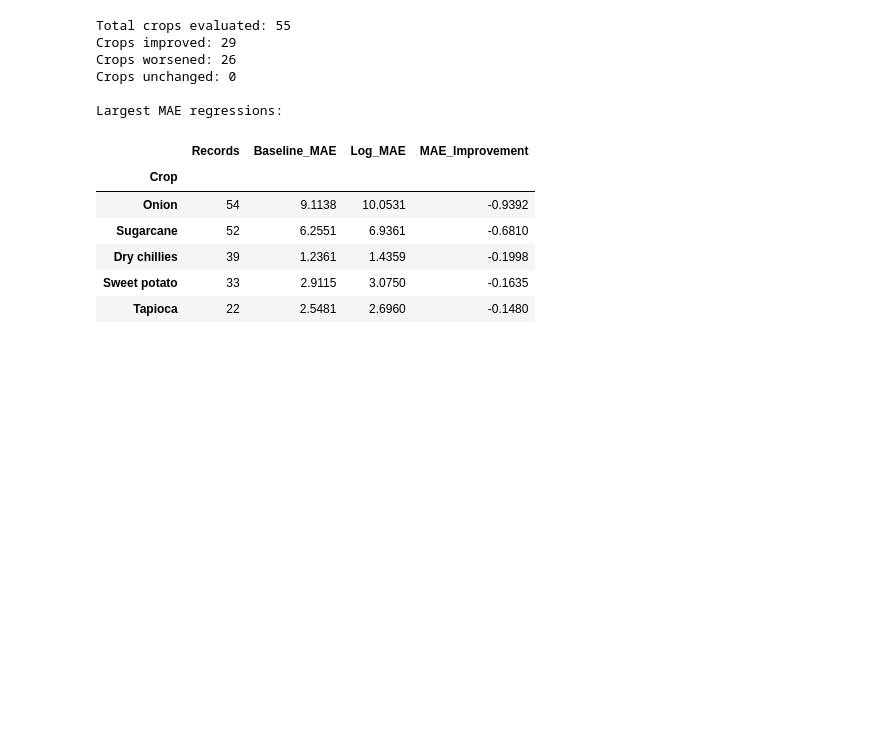
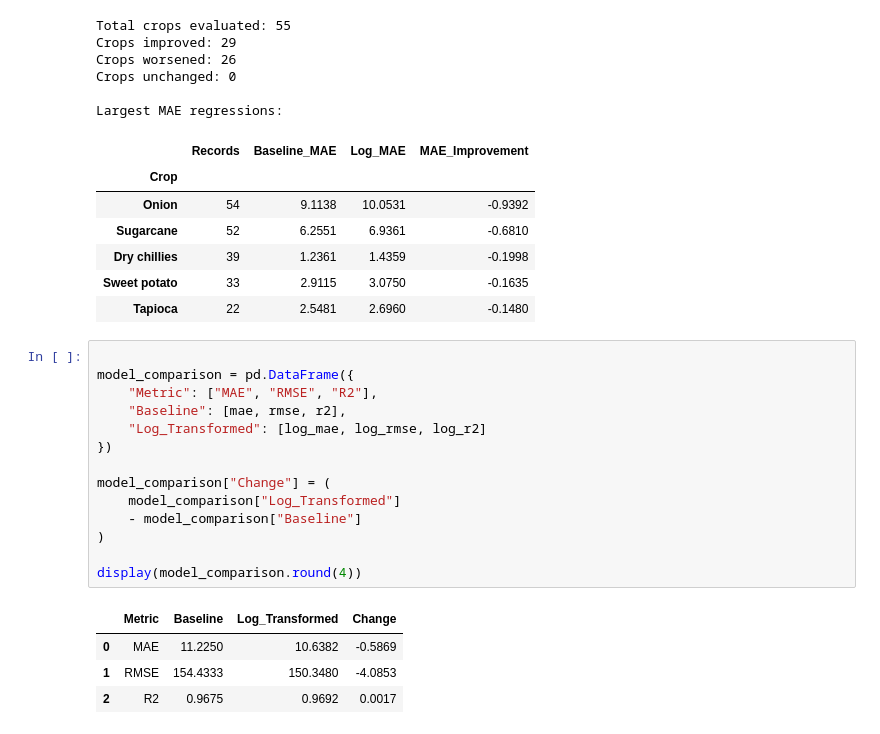
Before and after one commit to rohan24may/Crop-Yield-Analysis, a Jupyter notebook: notebooks/02_data_preprocessing.ipynb, the cells around one changed output. Drawn from its saved outputs; the diff is of its cells as text; blank space fills up the shorter version.

```diff
--- a/notebooks/02_data_preprocessing.ipynb
+++ b/notebooks/02_data_preprocessing.ipynb
@@ -1433,3 +1433,22 @@ Largest MAE regressions:
 | Dry chillies | 39 | 1.2361 | 1.4359 | -0.1998 |
 | Sweet potato | 33 | 2.9115 | 3.0750 | -0.1635 |
 | Tapioca | 22 | 2.5481 | 2.6960 | -0.1480 |
+# %%
+
+model_comparison = pd.DataFrame({
+    "Metric": ["MAE", "RMSE", "R2"],
+    "Baseline": [mae, rmse, r2],
+    "Log_Transformed": [log_mae, log_rmse, log_r2]
+})
+
+model_comparison["Change"] = (
+    model_comparison["Log_Transformed"]
+    - model_comparison["Baseline"]
+)
+
+display(model_comparison.round(4))
+# %% [output]
+|  | Metric | Baseline | Log_Transformed | Change |
+| 0 | MAE | 11.2250 | 10.6382 | -0.5869 |
+| 1 | RMSE | 154.4333 | 150.3480 | -4.0853 |
+| 2 | R2 | 0.9675 | 0.9692 | 0.0017 |
```
Also changed, not shown: parts of 4 cells of this notebook, 2 other files.
